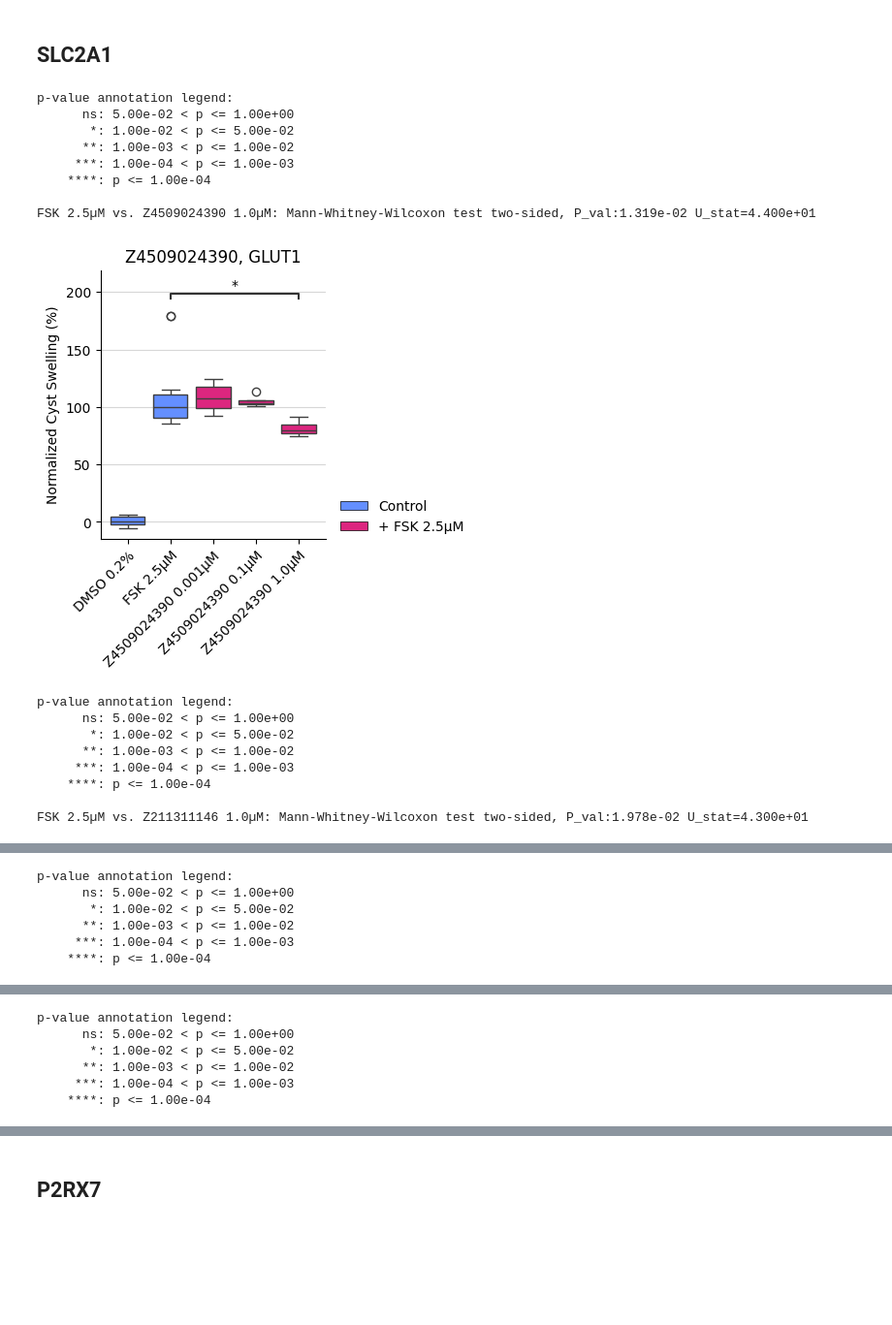
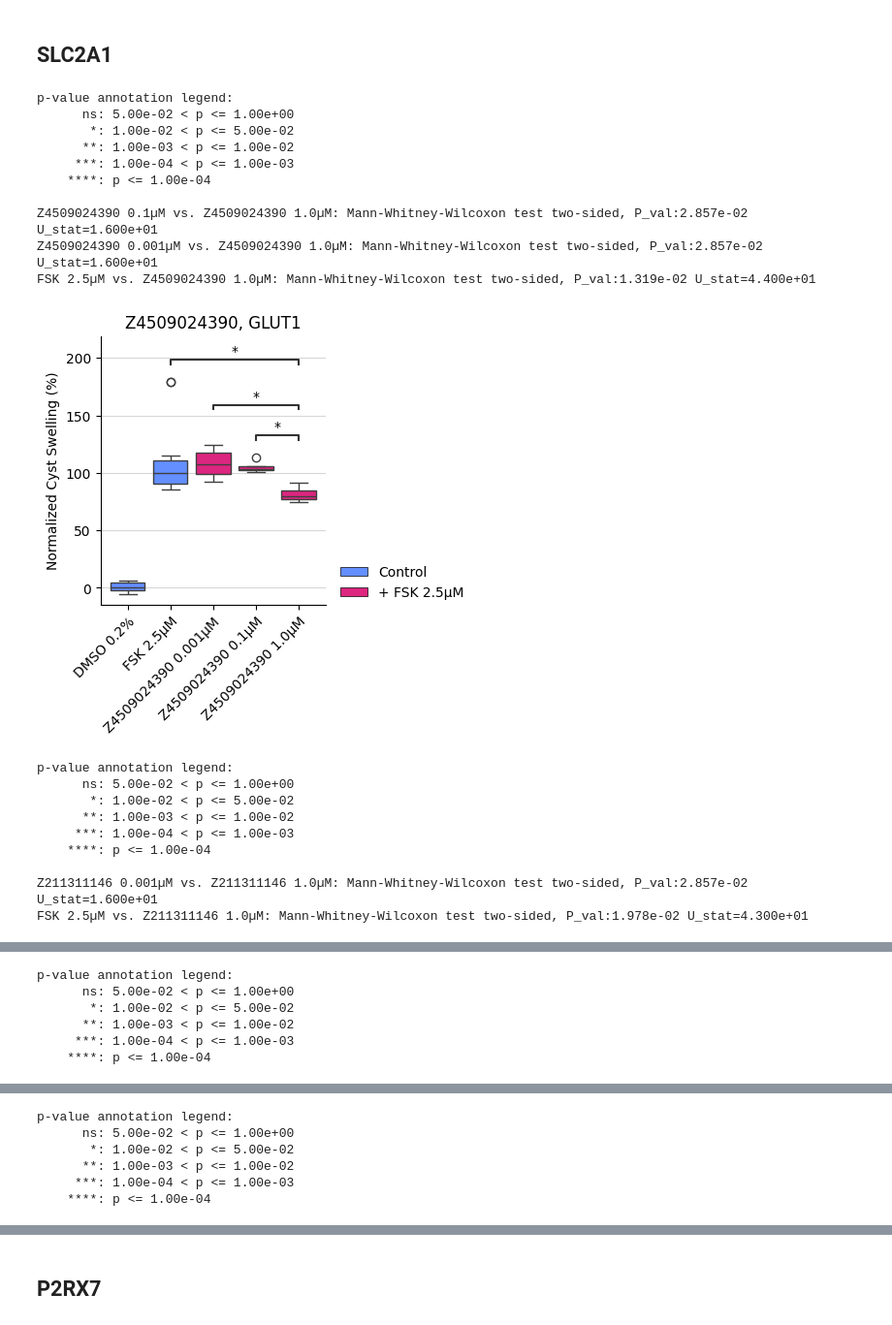
Before and after one commit to CDDLeiden/cyst-to-target-and-back, a Jupyter notebook: 03_Target_Validation/ADPKD-TargetValidationScreening-analysis.ipynb, the cells around one changed output, grey strips where cells are left out. Shown at 97% size. Drawn from its saved outputs; the diff is of its cells as text; code cells hidden in the pictures; blank space fills up the shorter version.

```diff
--- a/03_Target_Validation/ADPKD-TargetValidationScreening-analysis.ipynb
+++ b/03_Target_Validation/ADPKD-TargetValidationScreening-analysis.ipynb
@@ -111,22 +111,28 @@ df["obj.Mean(area).um2.meas_norm"] = norm_array
 ## Function definition
 # %%
 from plot_functions import box_mann_whitney_u_no_dt, box_mann_whitney_u
+# %%
+all_stats_results = []
 # %% [markdown]
 ## SLC2A1
 # %%
 treatments = ["Z4509024390", "Z211311146"]
-_ = box_mann_whitney_u_no_dt(df, treatments, 1, 2.5, figs_root=figs_root, target="GLU")
-_ = box_mann_whitney_u_no_dt(df, treatments, 1, 0.79, figs_root=figs_root, target="GLU")
+stats_results = box_mann_whitney_u_no_dt(df, treatments, 1, 2.5, figs_root=figs_root, target="GLU")
+all_stats_results.append(stats_results)
+stats_results = box_mann_whitney_u_no_dt(df, treatments, 1, 0.79, figs_root=figs_root, target="GLU")
+all_stats_results.append(stats_results)
 # %% [output]
 p-value annotation legend:
       ns: 5.00e-02 < p <= 1.00e+00
        *: 1.00e-02 < p <= 5.00e-02
       **: 1.00e-03 < p <= 1.00e-02
      ***: 1.00e-04 < p <= 1.00e-03
     ****: p <= 1.00e-04
 
+Z4509024390 0.1µM vs. Z4509024390 1.0µM: Mann-Whitney-Wilcoxon test two-sided, P_val:2.857e-02 U_stat=1.600e+01
+Z4509024390 0.001µM vs. Z4509024390 1.0µM: Mann-Whitney-Wilcoxon test two-sided, P_val:2.857e-02 U_stat=1.600e+01
 FSK 2.5µM vs. Z4509024390 1.0µM: Mann-Whitney-Wilcoxon test two-sided, P_val:1.319e-02 U_stat=4.400e+01
-[figure, old version]
+[figure, new version]
 p-value annotation legend:
       ns: 5.00e-02 < p <= 1.00e+00
        *: 1.00e-02 < p <= 5.00e-02
@@ -134,4 +140,5 @@ p-value annotation legend:
      ***: 1.00e-04 < p <= 1.00e-03
     ****: p <= 1.00e-04
 
+Z211311146 0.001µM vs. Z211311146 1.0µM: Mann-Whitney-Wilcoxon test two-sided, P_val:2.857e-02 U_stat=1.600e+01
 FSK 2.5µM vs. Z211311146 1.0µM: Mann-Whitney-Wilcoxon test two-sided, P_val:1.978e-02 U_stat=4.300e+01
```
Also changed, not shown: parts of 7 cells of this notebook, 2 other files.
